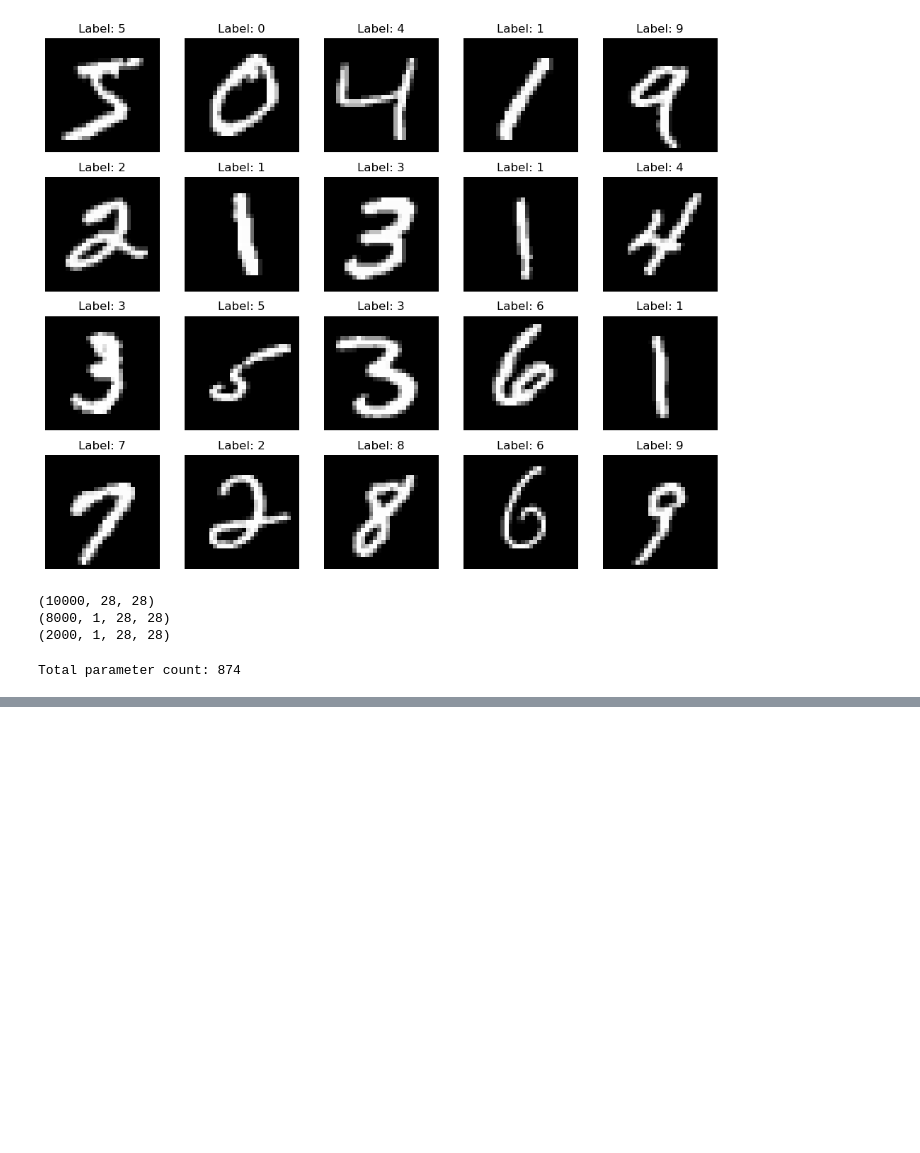
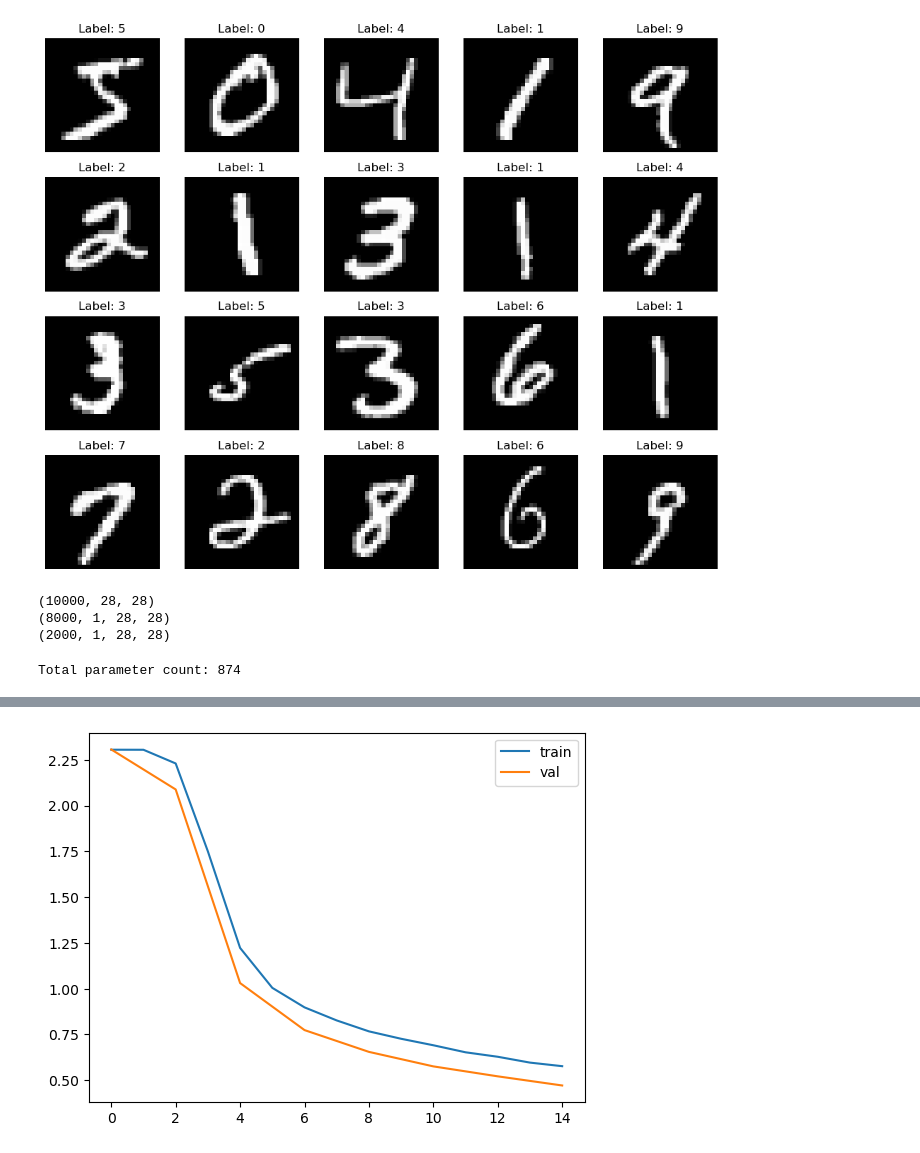
Before and after one commit to elonvg/MLbottomup, a Jupyter notebook: Deep Learning/CNN.ipynb, the cells around one changed output, grey strips where cells are left out. Saved outputs shown, nothing was run; the diff lists cells and outputs as text; code cells hidden in the pictures; blank space fills up the shorter version.

```diff
--- a/Deep Learning/CNN.ipynb
+++ b/Deep Learning/CNN.ipynb
@@ -151,6 +152,8 @@ optimizer = Adam(lr, beta=0.9, gamma=0.999)
 metrics = {"train": {"loss": [], "epoch": []}, "val": {"loss": [], "epoch": []}, "epochs": []}
 
 for epoch in range(epochs):
+    network.train()
+
     metrics["epochs"].append(epoch)
     shuffled_train_indices = np.random.permutation(train_size)
 
@@ -173,7 +176,8 @@ for epoch in range(epochs):
     metrics["train"]["epoch"].append(epoch)
 
     if epoch % 2 == 0:
-        out = network.forward(val_imgs, record=False)
+        network.eval()
+        out = network.forward(val_imgs)
         val_loss = loss_fn.forward(out, val_labels, record=False)
         metrics["val"]["loss"].append(val_loss)
         metrics["val"]["epoch"].append(epoch)
@@ -195,3 +201,4 @@ Epoch: 10 - Val loss 0.46924498021315963
+[figure, added]
 # %%
 val_preds = network.forward(val_imgs[0:20])
 
```
Also changed, not shown: parts of 5 cells of this notebook, 2 other files.
